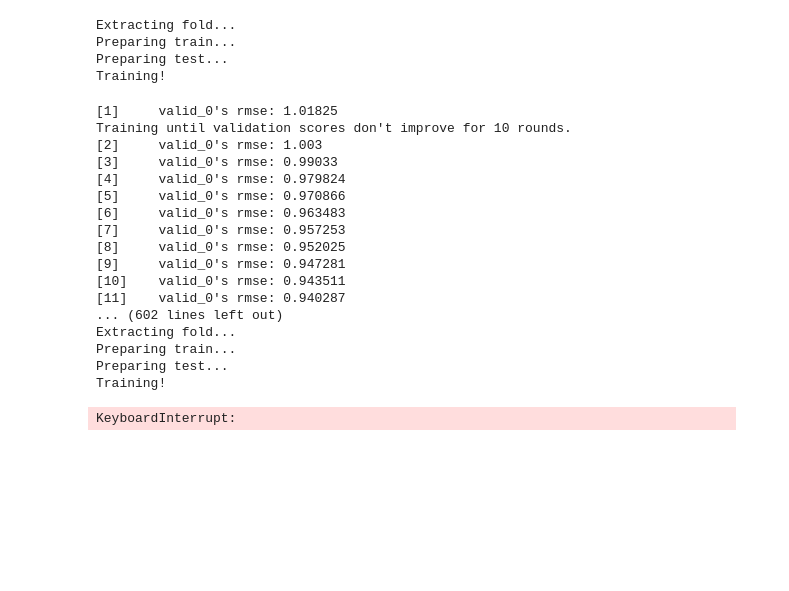
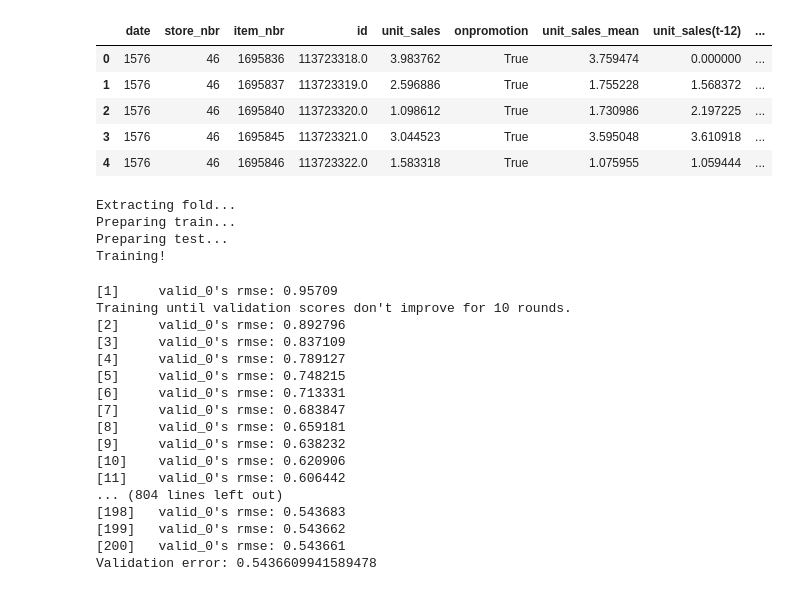
Before and after one commit to tsdaemon/kaggle-grocery, a Jupyter notebook: xbg_with_lags.ipynb, the cells around one changed output. Drawn from its saved outputs; the diff is of its cells as text; code cells hidden in the pictures; blank space fills up the shorter version.

```diff
--- a/xbg_with_lags.ipynb
+++ b/xbg_with_lags.ipynb
@@ -34,0 +11,2 @@ items.head()
+# %%
+df = load_data_in_date_range('./data/train_processed.csv', '2017-04-04', '2017-08-15', 110000000)
@@ -35,3 +26,15 @@ items.head()
+# %%
+df = convert_unit_sales(df)
+df = fill_empty_sales(df)
+df, lagged_cols = add_lagged_and_mean_encoding(df, 12, 18)
+df.head()
+# %% [output]
+|  | date | store_nbr | item_nbr | id | unit_sales | onpromotion | unit_sales_mean | unit_sales(t-12) | ... |
+| 0 | 1576 | 46 | 1695836 | 113723318.0 | 3.983762 | True | 3.759474 | 0.000000 | ... |
+| 1 | 1576 | 46 | 1695837 | 113723319.0 | 2.596886 | True | 1.755228 | 1.568372 | ... |
+| 2 | 1576 | 46 | 1695840 | 113723320.0 | 1.098612 | True | 1.730986 | 2.197225 | ... |
+| 3 | 1576 | 46 | 1695845 | 113723321.0 | 3.044523 | True | 3.595048 | 3.610918 | ... |
+| 4 | 1576 | 46 | 1695846 | 113723322.0 | 1.583318 | True | 1.075955 | 1.059444 | ... |
 # %%
 items = pd.read_csv('./data/items_encoded.csv')
 stores = pd.read_csv('./data/stores_encoded.csv')
@@ -40,25 +55,14 @@ stores = pd.read_csv('./data/stores_encoded.csv')
 # %%
-folds = [('2017-05-01', '2017-06-15', '2017-06-16', '2017-06-30'),
-         ('2017-05-16', '2017-06-30', '2017-07-01', '2017-07-15'),
-         ('2017-06-01', '2017-07-15', '2017-07-16', '2017-07-31'),
-         ('2017-06-16', '2017-07-31', '2017-08-01', '2017-08-15')]
-
-param = {
-    'num_leaves':30,
-    'objective':'regression_l2',
-    'metric':'l2_root',
-    'num_threads':4
-        }
 results = []
 
 for train_start, train_end, test_start, test_end in folds:
     print("Extracting fold...")
-    train, test = extract_train_test(df,  train_start, train_end, test_start, test_end)
+    train = extract_by_date(df, train_start, train_end)
+    test= extract_by_date(df, test_start, test_end)
 
     print("Preparing train...")
-    train = fill_empty_sales(train)
     train, ext_cols = extend_dataset(train, items, stores)
-    x_cols = ext_cols + ['onpromotion']
+    x_cols = ext_cols + ['onpromotion'] + lagged_cols
     train_X = train[x_cols]
     train_y = train['unit_sales']
     train_weights = get_weights(train['item_nbr'])
@@ -66,7 +70,6 @@ for train_start, train_end, test_start, test_end in folds:
     #del train
 
     print("Preparing test...")
-    test = fill_empty_sales(test)
     test, _ = extend_dataset(test, items, stores)
     test_X = test[x_cols]
     test_y = test['unit_sales']
@@ -94,22 +97,21 @@ Extracting fold...
 Preparing train...
 Preparing test...
 Training!
-[1]     valid_0's rmse: 1.01825
+[1]     valid_0's rmse: 0.95709
 Training until validation scores don't improve for 10 rounds.
-[2]     valid_0's rmse: 1.003
-[3]     valid_0's rmse: 0.99033
-[4]     valid_0's rmse: 0.979824
-[5]     valid_0's rmse: 0.970866
-[6]     valid_0's rmse: 0.963483
-[7]     valid_0's rmse: 0.957253
-[8]     valid_0's rmse: 0.952025
-[9]     valid_0's rmse: 0.947281
-[10]    valid_0's rmse: 0.943511
-[11]    valid_0's rmse: 0.940287
-... (602 lines left out)
-Extracting fold...
-Preparing train...
-Preparing test...
-Training!
+[2]     valid_0's rmse: 0.892796
+[3]     valid_0's rmse: 0.837109
+[4]     valid_0's rmse: 0.789127
+[5]     valid_0's rmse: 0.748215
+[6]     valid_0's rmse: 0.713331
+[7]     valid_0's rmse: 0.683847
+[8]     valid_0's rmse: 0.659181
+[9]     valid_0's rmse: 0.638232
+[10]    valid_0's rmse: 0.620906
+[11]    valid_0's rmse: 0.606442
+... (804 lines left out)
+[198]   valid_0's rmse: 0.543683
+[199]   valid_0's rmse: 0.543662
+[200]   valid_0's rmse: 0.543661
+Validation error: 0.5436609941589478
-KeyboardInterrupt:
 # %%
```
Also changed, not shown: parts of 11 cells of this notebook, 6 other files.
